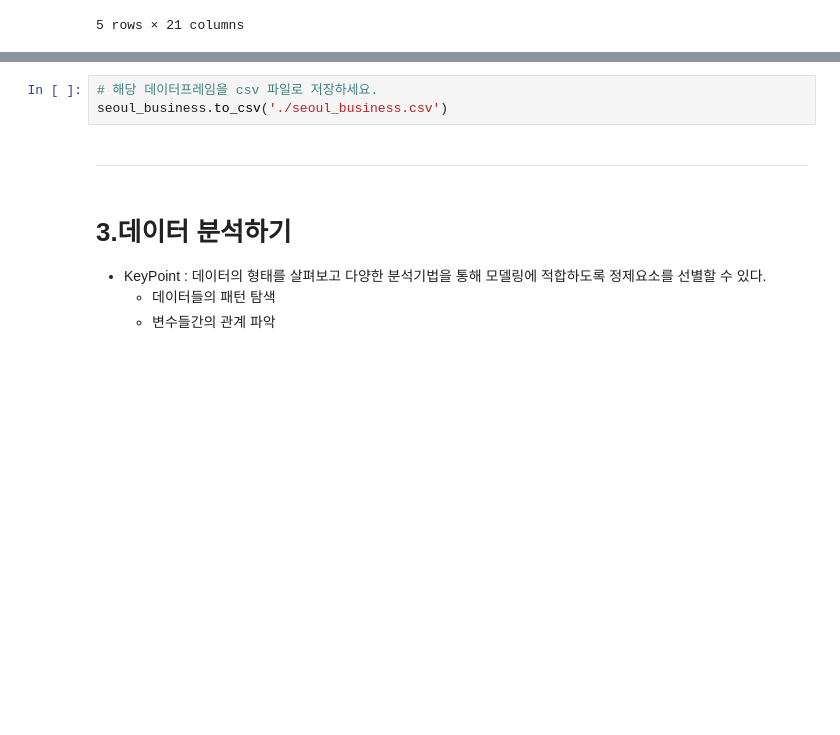
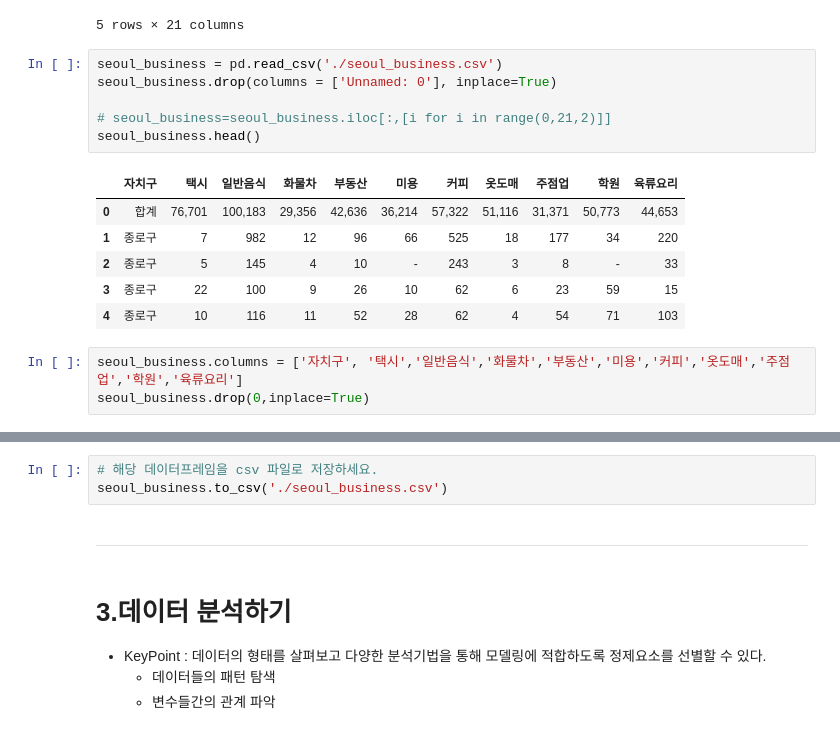
Before and after one commit to hon3538/KT_AIVLE, a Jupyter notebook: 프로젝트/미니 프로젝트 1차/미션1.4 구별 업종등록 분석_에이블러용.ipynb, the cells around one changed output, grey strips where cells are left out. Cells and saved outputs as stored; diff of their text form; blank space fills up the shorter version.

```diff
--- a/프로젝트/미니 프로젝트 1차/미션1.4 구별 업종등록 분석_에이블러용.ipynb
+++ b/프로젝트/미니 프로젝트 1차/미션1.4 구별 업종등록 분석_에이블러용.ipynb
@@ -184,3 +187,19 @@ seoul_business.head()
 | 4 | 종로구 | 5 | 5 | 42 | 145 | 4 | 4 | 9 | ... |
 | 5 | 종로구 | 22 | 22 | 26 | 100 | 9 | 9 | 17 | ... |
 5 rows × 21 columns
+# %%
+seoul_business = pd.read_csv('./seoul_business.csv')
+seoul_business.drop(columns = ['Unnamed: 0'], inplace=True)
+
+# seoul_business=seoul_business.iloc[:,[i for i in range(0,21,2)]]
+seoul_business.head()
+# %% [output]
+|  | 자치구 | 택시 | 일반음식 | 화물차 | 부동산 | 미용 | 커피 | 옷도매 | 주점업 | 학원 | 육류요리 |
+| 0 | 합계 | 76,701 | 100,183 | 29,356 | 42,636 | 36,214 | 57,322 | 51,116 | 31,371 | 50,773 | 44,653 |
+| 1 | 종로구 | 7 | 982 | 12 | 96 | 66 | 525 | 18 | 177 | 34 | 220 |
+| 2 | 종로구 | 5 | 145 | 4 | 10 | - | 243 | 3 | 8 | - | 33 |
+| 3 | 종로구 | 22 | 100 | 9 | 26 | 10 | 62 | 6 | 23 | 59 | 15 |
+| 4 | 종로구 | 10 | 116 | 11 | 52 | 28 | 62 | 4 | 54 | 71 | 103 |
+# %%
+seoul_business.columns = ['자치구', '택시','일반음식','화물차','부동산','미용','커피','옷도매','주점업','학원','육류요리']
+seoul_business.drop(0,inplace=True)
```
Also changed, not shown: parts of 7 cells of this notebook, 4 other files.
